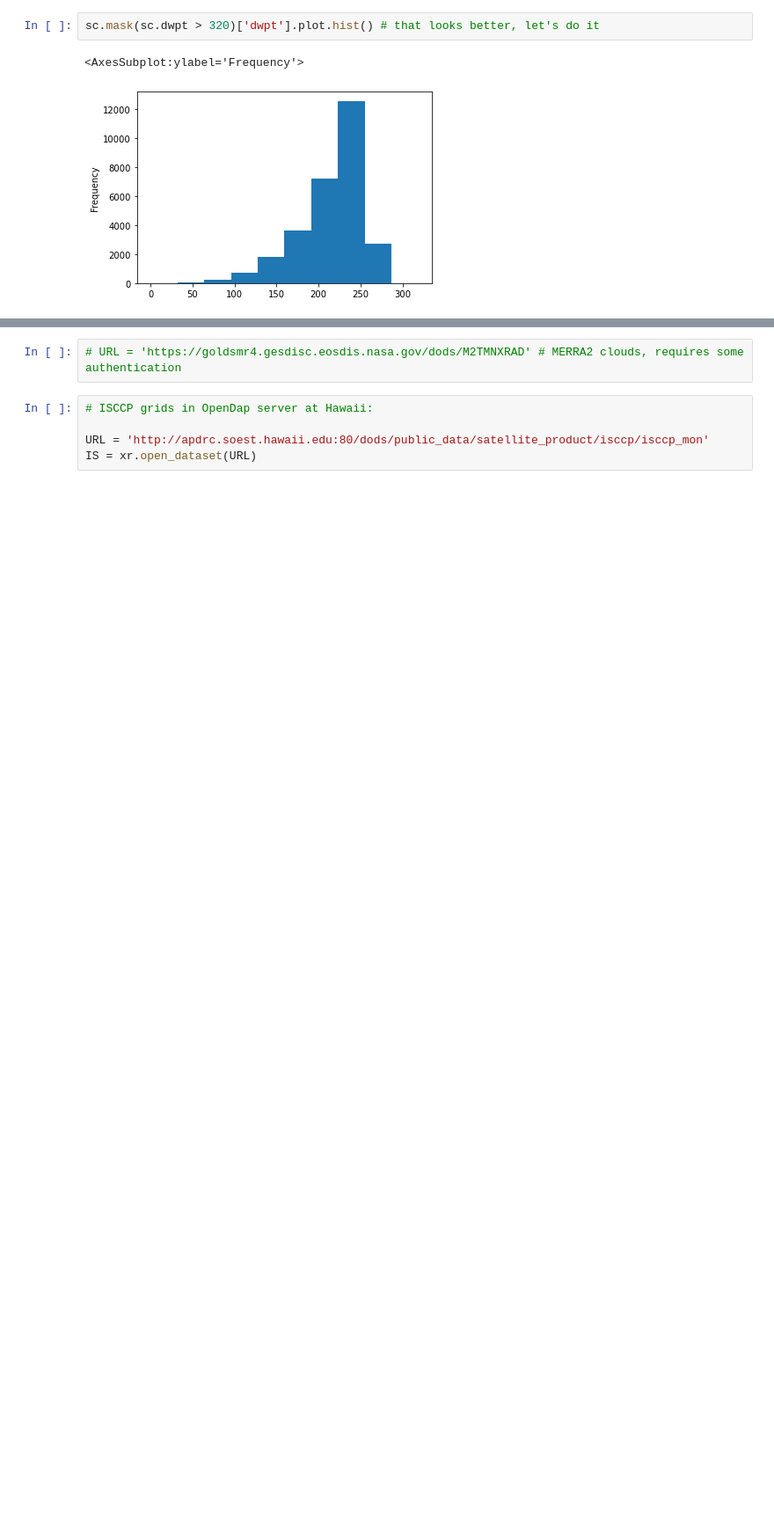
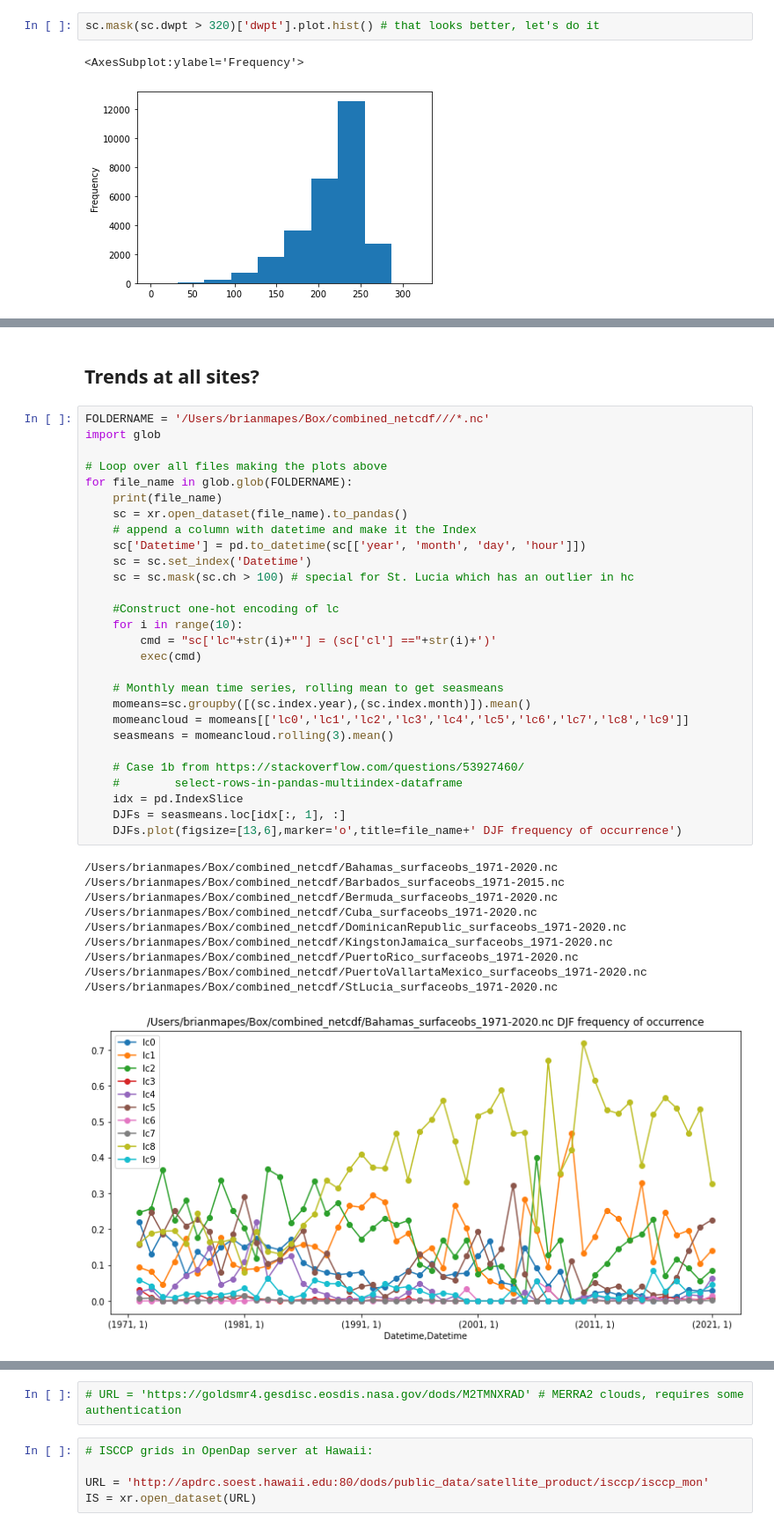
Before and after one commit to MPOcanes/MPO624_2022, a Jupyter notebook: Notebooks/Clouds_surfaceobs.ipynb, the cells around one changed output, grey strips where cells are left out. Shown at 88% size. Saved outputs shown, nothing was run; the diff lists cells and outputs as text; blank space fills up the shorter version.

```diff
--- a/Notebooks/Clouds_surfaceobs.ipynb
+++ b/Notebooks/Clouds_surfaceobs.ipynb
@@ -94,0 +99,43 @@ annmeans[['cl','cm','ch']].plot(figsize=[15,5])
+# %% [markdown]
+<a id='trends'></a>
+
+## Trends at all sites?
+# %%
+FOLDERNAME = '/Users/brianmapes/Box/combined_netcdf///*.nc'
+import glob
+
+# Loop over all files making the plots above
+for file_name in glob.glob(FOLDERNAME):
+    print(file_name)
+    sc = xr.open_dataset(file_name).to_pandas()
+    # append a column with datetime and make it the Index
+    sc['Datetime'] = pd.to_datetime(sc[['year', 'month', 'day', 'hour']])
+    sc = sc.set_index('Datetime')
+    sc = sc.mask(sc.ch > 100) # special for St. Lucia which has an outlier in hc
+
+    #Construct one-hot encoding of lc
+    for i in range(10):
+        cmd = "sc['lc"+str(i)+"'] = (sc['cl'] =="+str(i)+')'
+        exec(cmd)
+
+    # Monthly mean time series, rolling mean to get seasmeans
+    momeans=sc.groupby([(sc.index.year),(sc.index.month)]).mean()
+    momeancloud = momeans[['lc0','lc1','lc2','lc3','lc4','lc5','lc6','lc7','lc8','lc9']]
+    seasmeans = momeancloud.rolling(3).mean()
+
+    # Case 1b from https://stackoverflow.com/questions/53927460/
+    #        select-rows-in-pandas-multiindex-dataframe
+    idx = pd.IndexSlice
+    DJFs = seasmeans.loc[idx[:, 1], :]
+    DJFs.plot(figsize=[13,6],marker='o',title=file_name+' DJF frequency of occurrence')
+# %% [output]
+/Users/brianmapes/Box/combined_netcdf/Bahamas_surfaceobs_1971-2020.nc
+/Users/brianmapes/Box/combined_netcdf/Barbados_surfaceobs_1971-2015.nc
+/Users/brianmapes/Box/combined_netcdf/Bermuda_surfaceobs_1971-2020.nc
+/Users/brianmapes/Box/combined_netcdf/Cuba_surfaceobs_1971-2020.nc
+/Users/brianmapes/Box/combined_netcdf/DominicanRepublic_surfaceobs_1971-2020.nc
+/Users/brianmapes/Box/combined_netcdf/KingstonJamaica_surfaceobs_1971-2020.nc
+/Users/brianmapes/Box/combined_netcdf/PuertoRico_surfaceobs_1971-2020.nc
+/Users/brianmapes/Box/combined_netcdf/PuertoVallartaMexico_surfaceobs_1971-2020.nc
+/Users/brianmapes/Box/combined_netcdf/StLucia_surfaceobs_1971-2020.nc
+[figure, new version]
```
Also changed, not shown: parts of 20 cells of this notebook.
